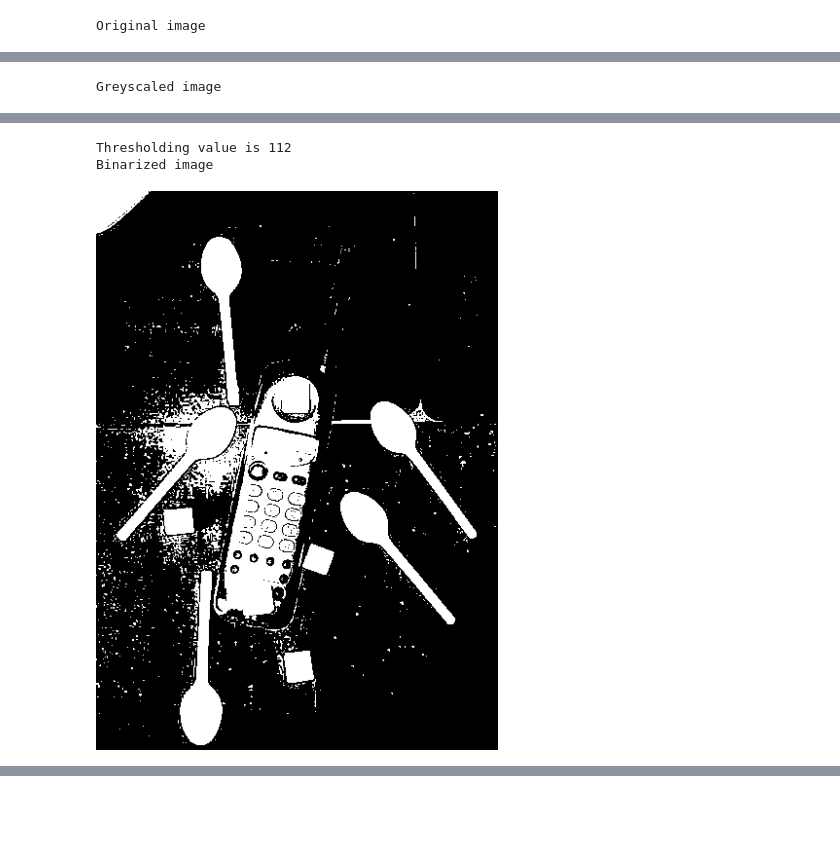
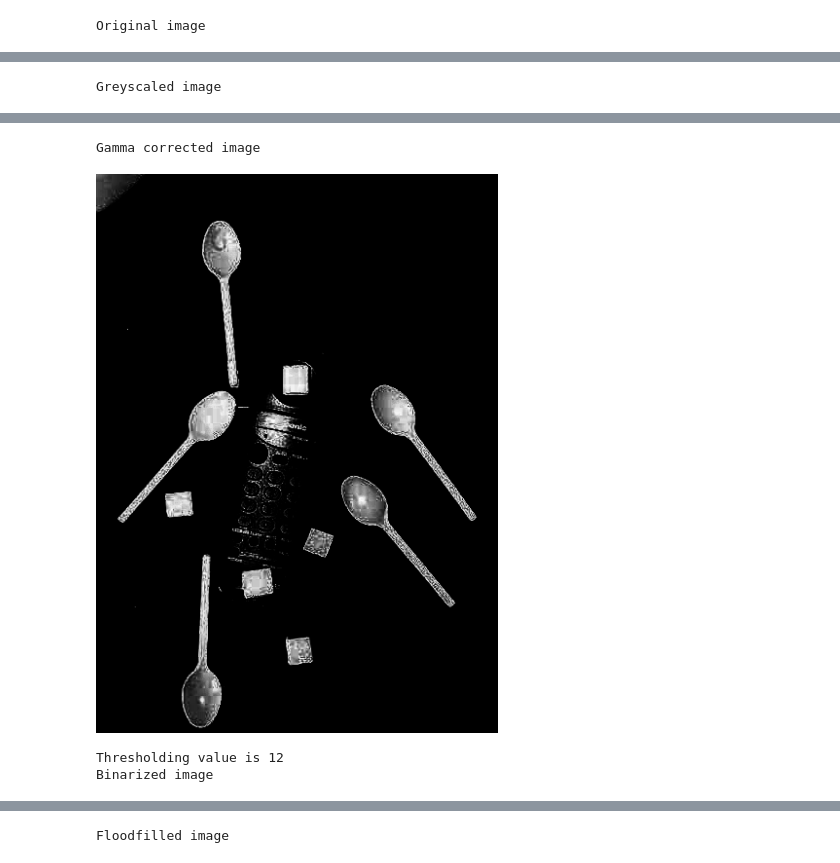
Before and after one commit to danyathecoder/DSP, a Jupyter notebook: lab2.ipynb, the cells around one changed output, grey strips where cells are left out. Drawn from its saved outputs; the diff is of its cells as text; code cells hidden in the pictures; blank space fills up the shorter version.

```diff
--- a/lab2.ipynb
+++ b/lab2.ipynb
@@ -77,9 +77,11 @@ def convert_binary(img, thresh_val):
 
     return final_conv
 
-def binarize(img: np.ndarray, thresh_val=128, grey=False) -> np.ndarray:
+def binarize(img: np.ndarray, grey=False) -> np.ndarray:
   if not grey:
     grey_img = grayscale(img)
+  else:
+    grey_img = img
 
   thresh_val = otsu_method(grey_img)
   bin_img = convert_binary(grey_img, thresh_val)
@@ -87,40 +89,84 @@ def binarize(img: np.ndarray, thresh_val=128, grey=False) -> np.ndarray:
   show_text_img('Binarized image', bin_img)
 
   return bin_img
+
+def gamma_correction(grey: np.ndarray, gamma: int) -> np.ndarray:
+  return np.power(grey / 255.0, gamma) * 255.0
 
 def otsu_method(grey_img: np.ndarray) -> int:
   sigma_max = 0
   thresh_max = 0
   for thresh in range(1, 255):
     v0 = grey_img[np.where(grey_img <= thresh)]
     v1 = grey_img[np.where(grey_img > thresh)]
     m0 = np.mean(v0) if len(v0) > 0 else 0
     m1 = np.mean(v1) if len(v1) > 0 else 0
     w0 = len(v0) * v0.size
     w1 = len(v1) * v1.size
     sigma = w0 * w1 * ((m0 - m1) ** 2)
     if sigma > sigma_max:
       sigma_max = sigma
       thresh_max = thresh
 
   print('Thresholding value is {}'.format(thresh_max))
   return thresh_max
 
+def four_connected_fill(img: np.ndarray) -> np.ndarray:
+  floodfilled_img = np.zeros(img.shape)
+  h = img.shape[0]
+  w = img.shape[1]
+  for i in range(1, h - 2):
+    for j in range(1, w - 2):
+      if img[i,j] == img[i-1,j] and \
+        img[i,j] == img[i+1,j] and \
+        img[i,j] == img[i,j+1] and \
+        img[i,j] == img[i,j-1] and\
+        img[i, j] == 255:
+        floodfilled_img[i+1,j] = 255
+        floodfilled_img[i-1,j] = 255
+        floodfilled_img[i,j+1] = 255
+        floodfilled_img[i,j-1] = 255
+        floodfilled_img[i,j] = 255
+      else:
+        floodfilled_img[i+1,j] = 0
+        floodfilled_img[i-1,j] = 0
+        floodfilled_img[i,j+1] = 0
+        floodfilled_img[i,j-1] = 0
+        floodfilled_img[i,j] = 0
+
+  return floodfilled_img
+
+def labeling(grey_img: np.ndarray) -> np.ndarray:
+  h = grey_img.shape[0]
+  w = grey_img.shape[1]
+  labled_img = np.zeroes([h, w, 3], dtype=np.uint8)
+
+  return labled_img
+
 
 def main():
   filename = 'P0001467.jpg'
   staff = cv.imread(filename)
 
   show_text_img('Original image', staff)
-  binarize(staff, 100)
 
+  grey_staff = grayscale(staff)
+
+  gamma_staff = gamma_correction(grey_staff, 25)
+  show_text_img('Gamma corrected image', gamma_staff)
+
+  binary_staff = binarize(gamma_staff, grey=True)
+
+  floodfilled_staff = four_connected_fill(binary_staff)
+  show_text_img('Floodfilled image', floodfilled_staff)
 
 main()
 # %% [output]
 Original image
 [figure]
 Greyscaled image
 [figure]
-Thresholding value is 112
-Binarized image
+Gamma corrected image
-[figure, old version]
+[figure, new version]
+Thresholding value is 12
+Binarized image
@@ -126,0 +174 @@ Binarized image
+Floodfilled image
```
Also changed, not shown: parts of 1 cell of this notebook.
